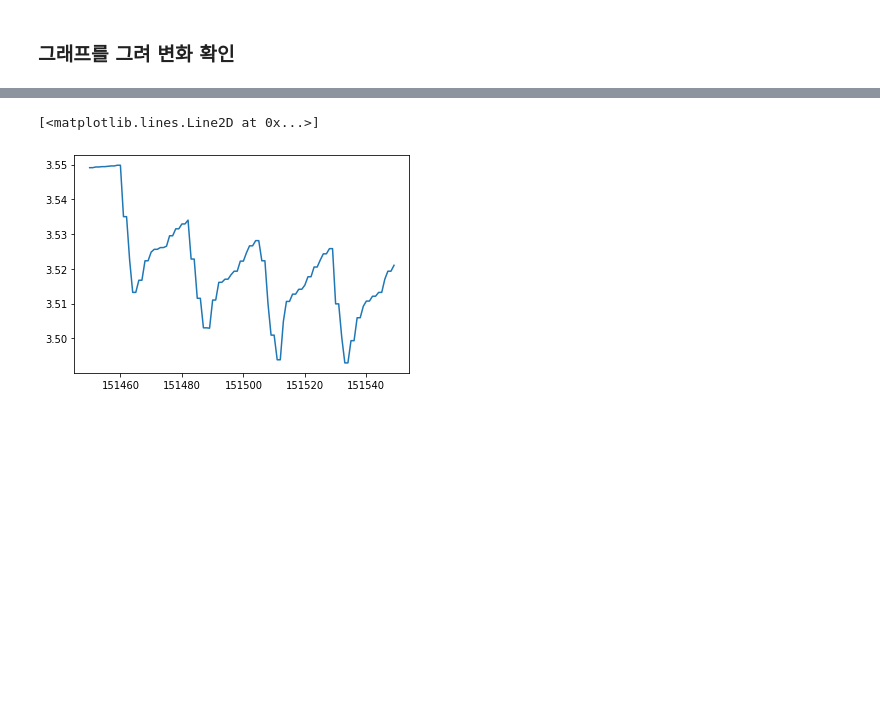
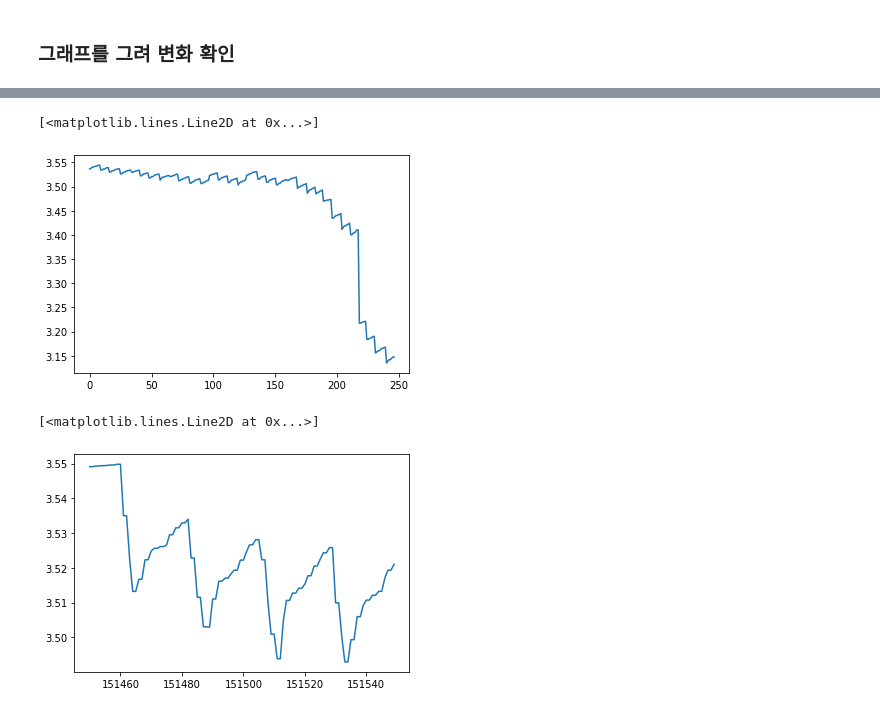
Before and after one commit to minD9it/Battery, a Jupyter notebook: DataAnalysis_NORMAL+EDLC(40-4-10)-space.ipynb, the cells around one changed output, grey strips where cells are left out. Saved outputs shown, nothing was run; the diff lists cells and outputs as text; code cells hidden in the pictures; blank space fills up the shorter version.

```diff
--- a/DataAnalysis_NORMAL+EDLC(40-4-10)-space.ipynb
+++ b/DataAnalysis_NORMAL+EDLC(40-4-10)-space.ipynb
@@ -96,26 +203,31 @@ ref = np.unique(ref) #중복 값 제거
 # %%
-recovery_rate=np.zeros((1,2), dtype=int) #통신(최대), crit(0.5 or smaller)
-recovery_volt=np.zeros((1,3), dtype=int) #통신전, 통신(최소), 회복
+recovery_rate=np.array([], dtype=int)
+dead_volt=np.array([], dtype=int)
+recovery_time=np.zeros((1,2))
+
 
 crit = 0.50
 
-for _, i in enumerate(tqdm(ref)): #기준 전압
+for idx, i in enumerate(tqdm(ref_80)): #기준 전압
     r = np.array([]) #max을 구하기 위해서 rate값을 넣을 배열을 생성
     v = np.array([]) #min을 구하기 위해서 volt값을 넣을 배열을 생성
 
-    for j in range(1, int(len(data['Voltage(V)']))):
-        rate = (data['Voltage(V)'][i] - data['Voltage(V)'][i+j])/data['Voltage(V)'][i] * 100 #(기준전압 - 현재전압)/기준전압 *100
-        r = np.append(r, np.array([rate])) #배열에 위에서 구한 전압 변화율 추가
-        v = np.append(v, np.array([data['Voltage(V)'][i+j]])) #배열에 현재 전압값 추가
+    ref_volt = data['Voltage(V)'][i]
+    ref_time = data['Time'][i]
+    dead_idx = dead_80[idx]
 
+    for j in range(100000):
+        rate = (ref_volt - data['Voltage(V)'][dead_idx+j]) / ref_volt * 100
+        r = np.append(r, np.array([rate]))
+        v = np.append(v, np.array([data['Voltage(V)'][dead_idx+j]]))
 
-        if (data['Voltage(V)'][i+j] < data['Voltage(V)'][i+j+1]) and (data['Current(A)'][i+j+1] < 0.020) and (rate <= crit) and (rate != 0.0000):
-            recovery_rate = np.append(recovery_rate, np.array([np.max(r), rate]).reshape(1,2), axis=0)
-            recovery_volt = np.append(recovery_volt, np.array([data['Voltage(V)'][i], np.min(v), data['Voltage(V)'][i+j]]).reshape(1,3), axis=0)
+        if data['Current(A)'][dead_idx+j+1] != 0:
+            recovery_rate = np.append(recovery_rate, np.array(np.min(r)))
+            dead_volt = np.append(dead_volt, np.array(v))
+            recovery_time = np.append(recovery_time, np.array([ref_time, data['Time'][dead_idx+j]]).reshape(1,2), axis=0)
             break
 
-recovery_rate = np.delete(recovery_rate, 0, 0)
-recovery_volt = np.delete(recovery_volt, 0, 0)
+recovery_time = np.delete(recovery_time, 0, 0)
 # %% [markdown]
 ### 그래프를 그려 변화 확인
 # %%
@@ -127,3 +244,9 @@ plt.plot(np.max(recovery_rate[:], axis=1))
+# %%
+# plt.figure(figsize=(15,10))
+plt.plot(recovery_volt)
+# %% [output]
+[<matplotlib.lines.Line2D at 0x...>]
+[figure, added]
 # %%
 # plt.figure(figsize=(15,10))
 plt.plot(data['Voltage(V)'][151450:151550])
```
Also changed, not shown: parts of 39 cells of this notebook, 1 other file.
